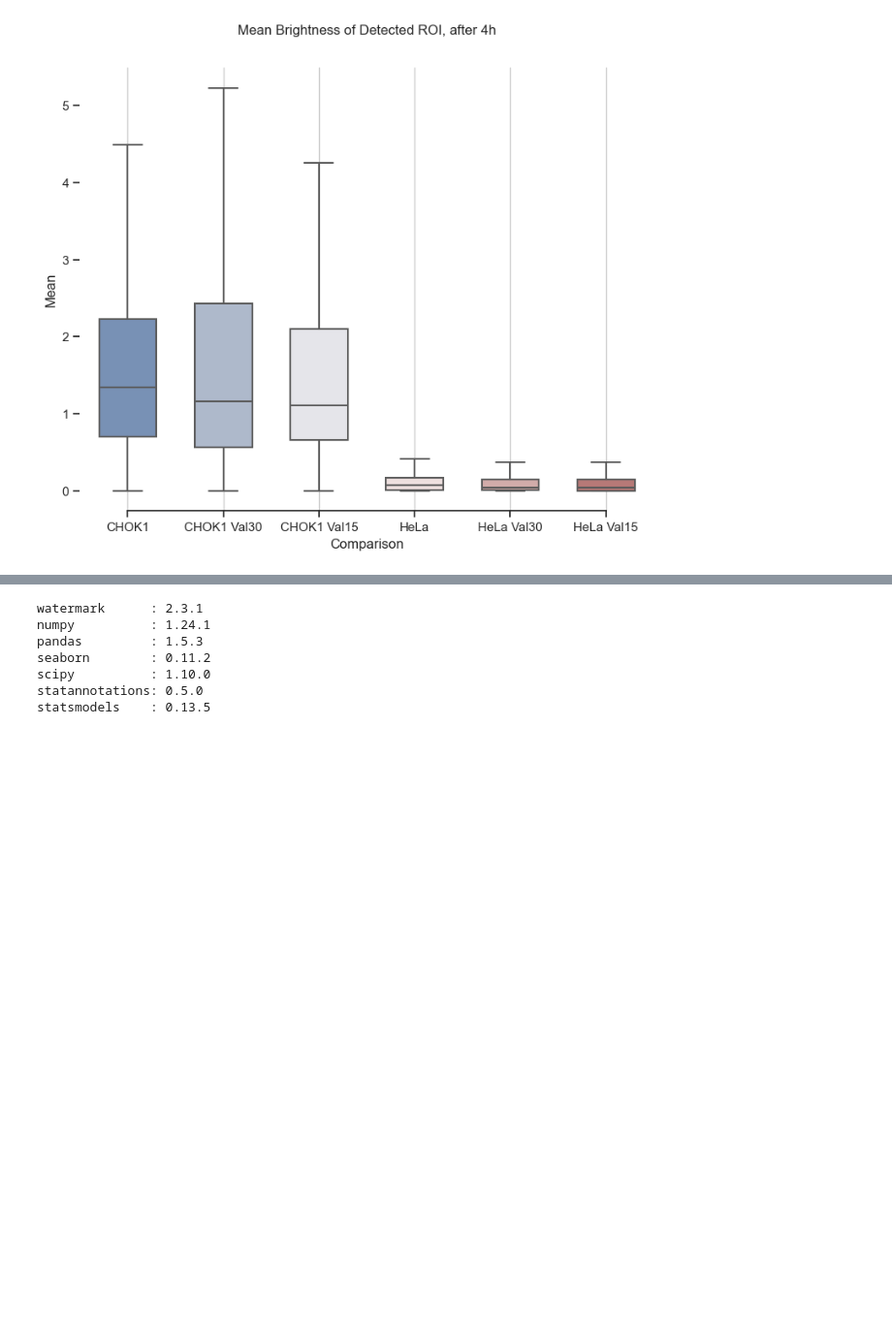
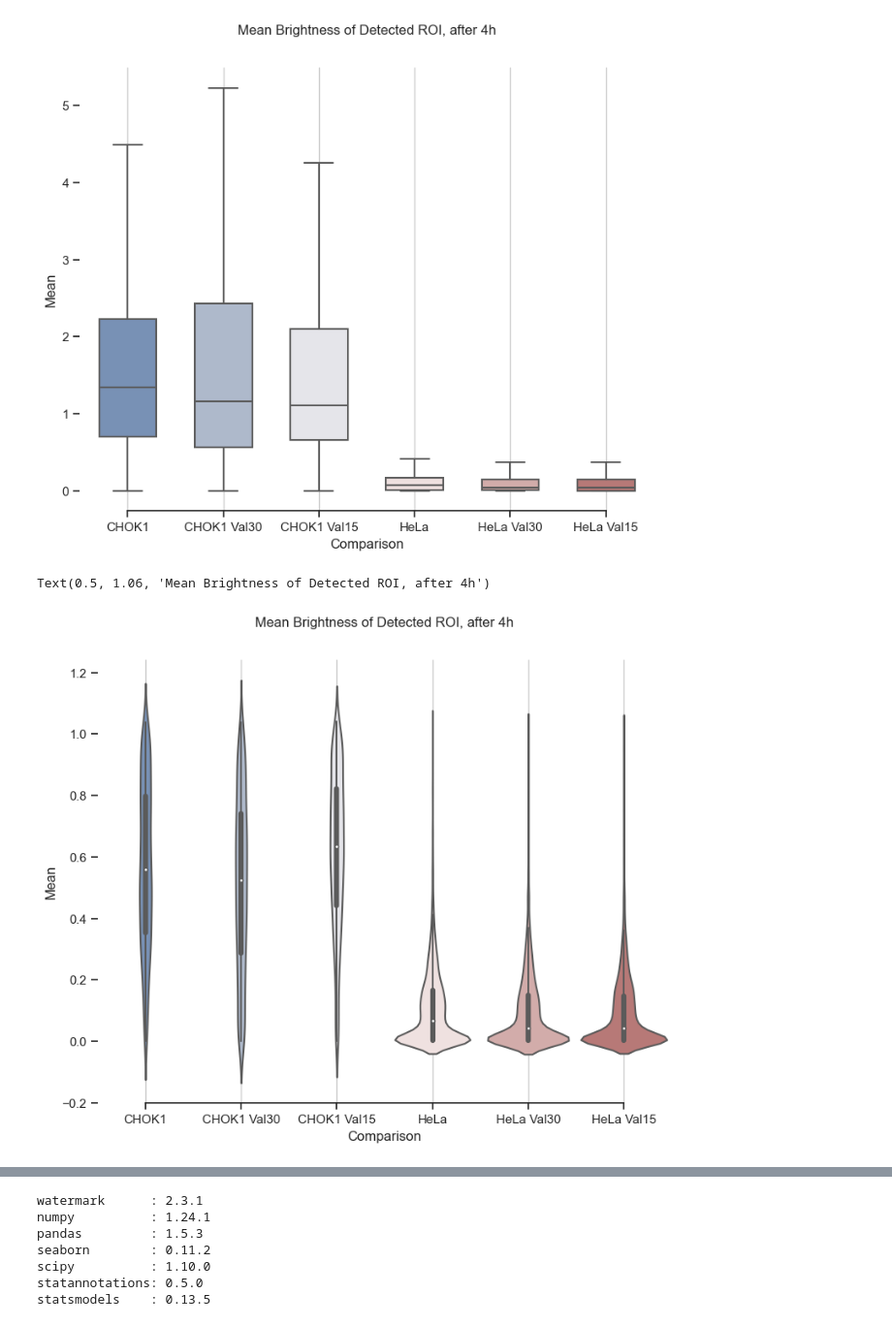
Before and after one commit to martinschatz-cz/genotoxicity-bia, a Jupyter notebook: Python_scripts/SF_dataVis_and_statistics_mean_4h.ipynb, the cells around one changed output, grey strips where cells are left out. Shown at 97% size. Drawn from its saved outputs; the diff is of its cells as text; code cells hidden in the pictures; blank space fills up the shorter version.

```diff
--- a/Python_scripts/SF_dataVis_and_statistics_mean_4h.ipynb
+++ b/Python_scripts/SF_dataVis_and_statistics_mean_4h.ipynb
@@ -154,10 +157,10 @@ def visStats(set1: list, set2: list, path: str, stat_text: str, fig_name: str):
 
     sns.set_theme(style="ticks")
 
-    # Initialize the figure with a logarithmic x axis
+    # Initialize the figure
     f, ax = plt.subplots(figsize=(7, 6))
 
-    # Plot the orbital period with horizontal boxes
+    # Plot
     sns.boxplot(
         x="Well",
         y="Mean",
@@ -168,11 +171,6 @@ def visStats(set1: list, set2: list, path: str, stat_text: str, fig_name: str):
     )
 
     # Add in points to show each observation
-    # sns.swarmplot(x="Well", y="Mean", data=B23,
-    #              size=3, palette="vlag")
-
-    # Tweak the visual presentation
-    # ax.xaxis.grid(True)
     ax.set(ylabel="Mean")
     sns.move_legend(ax, "upper left", bbox_to_anchor=(1, 1))
     # sns.despine(trim=True, left=True)
@@ -230,7 +228,6 @@ def visStats(set1: list, set2: list, path: str, stat_text: str, fig_name: str):
             csv_all[csv_all["Well"] == set2[2]].Mean,
             alternative="two-sided",
         ),
-        # mannwhitneyu(robots, sound, alternative="two-sided")
     ]
 
     pvalues = [result.pvalue for result in stat_results]
@@ -246,12 +243,12 @@ def visStats(set1: list, set2: list, path: str, stat_text: str, fig_name: str):
         (set1[2], set2[0]),
         (set1[2], set2[1]),
         (set1[2], set2[2]),
-        #  ('Robots', 'Sound')   # 'Robots' vs 'Sound'
     ]
 
     formatted_pvalues = [f"p={p:.2e}" for p in pvalues]
 
-    for p in pvalues: print(p)
+    for p in pvalues:
+        print(p)
 
     # prepare plots
     subcat_palette = sns.dark_palette("#8BF", reverse=True, n_colors=5)
@@ -592,6 +652,39 @@ plt.savefig("./" + "All_wells_4h" + ".png", bbox_inches="tight")
 plt.show()
 # %% [output]
 [figure]
+# %%
+Q1 = all_df.Mean.quantile(0.25)
+Q3 = all_df.Mean.quantile(0.75)
+IQR = Q3 - Q1
+cols = ["Mean"]
+all_df = all_df[
+    ~((all_df[cols] < (Q1 - 1.5 * IQR)) | (all_df[cols] > (Q3 + 1.5 * IQR))).any(axis=1)
+]
+
+sns.set_theme(style="ticks")
+
+# Initialize the figure
+f, ax = plt.subplots(figsize=(9, 7))
+
+sns.violinplot(
+    x="Set_name",
+    y="Mean",
+    data=all_df,
+    width=0.9,
+    palette="vlag",
+    showfliers=False,
+)
+
+
+# Tweak the visual presentation
+ax.xaxis.grid(True)
+ax.set(ylabel="Mean")
+ax.set(xlabel="Comparison")
+sns.despine(trim=True, left=True)
+plt.title("Mean Brightness of Detected ROI, after 4h", y=1.06)
+# %% [output]
+Text(0.5, 1.06, 'Mean Brightness of Detected ROI, after 4h')
+[figure, added]
 # %%
 watermark(iversions=True, globals_=globals())
 print(watermark())
```
Also changed, not shown: parts of 12 cells of this notebook, 3 other files.
